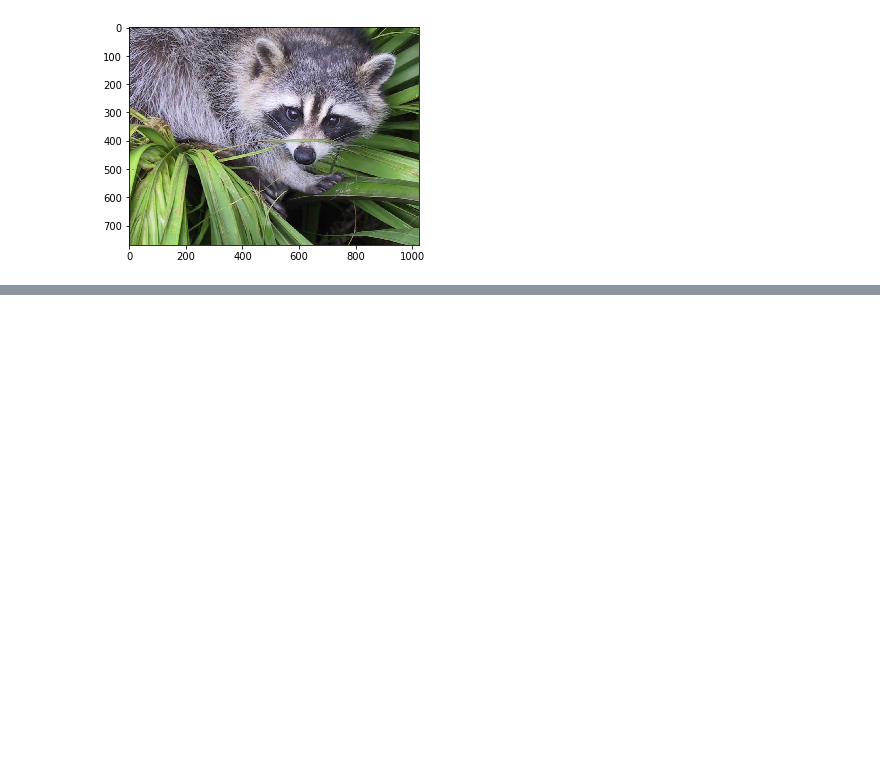
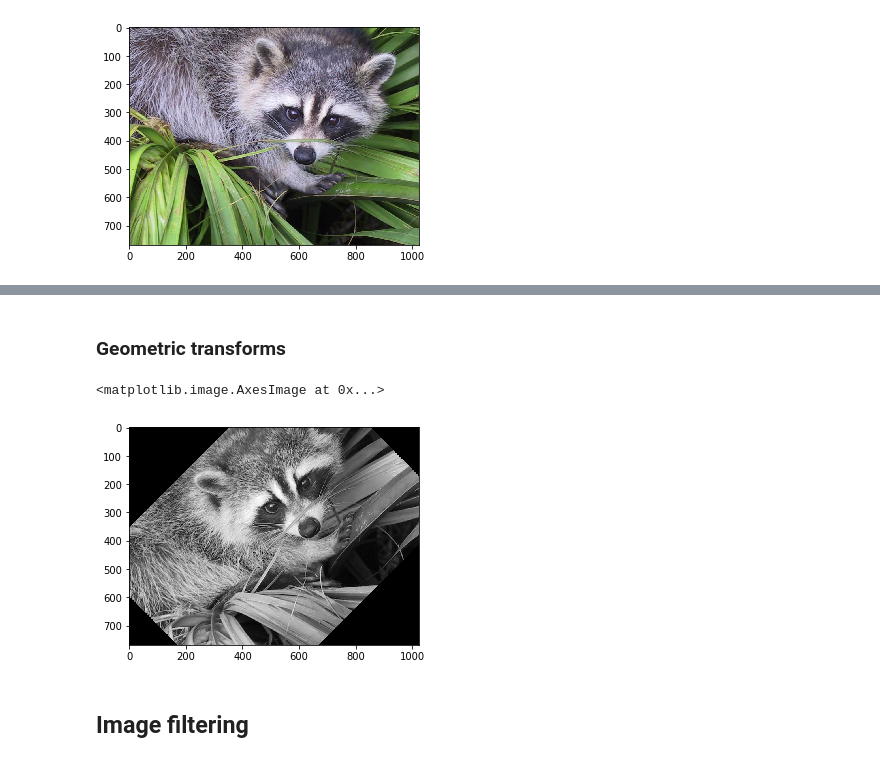
Before and after one commit to dx100/Lewy-learn, a Jupyter notebook: ImageProcessing/dxttt1.ipynb, the cells around one changed output, grey strips where cells are left out. Cells and saved outputs as stored; diff of their text form; code cells hidden in the pictures; blank space fills up the shorter version.

```diff
--- a/ImageProcessing/dxttt1.ipynb
+++ b/ImageProcessing/dxttt1.ipynb
@@ -16,0 +62,21 @@ plt.imshow(f)
+# %% [markdown]
+### Geometric transforms
+# %%
+face = misc.face(gray=True)
+lx, ly = face.shape
+# Cropping
+crop_face = face[lx // 4: - lx // 4, ly // 4: - ly // 4]
+# up <-> down flip
+flip_ud_face = np.flipud(face)
+# rotation
+rotate_face = ndimage.rotate(face, 45)
+rotate_face_noreshape = ndimage.rotate(face, 45, reshape=False)
+
+f = plt.subplot(1, 4)
+
+plt.imshow(crop_face, cmap=plt.cm.gray); plt.imshow(rotate_face_noreshape, cmap=plt.cm.gray)
+# %% [output]
+<matplotlib.image.AxesImage at 0x...>
+[figure, added]
+# %% [markdown]
+## Image filtering
```
Also changed, not shown: parts of 6 cells of this notebook, 2 other files.
